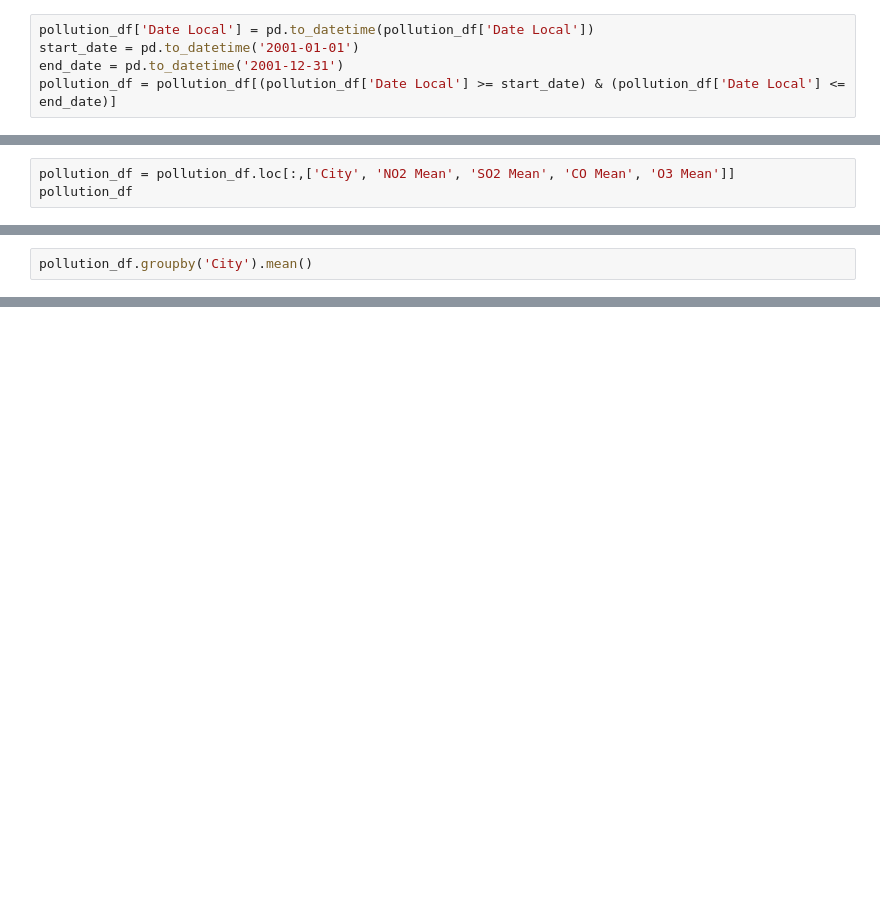
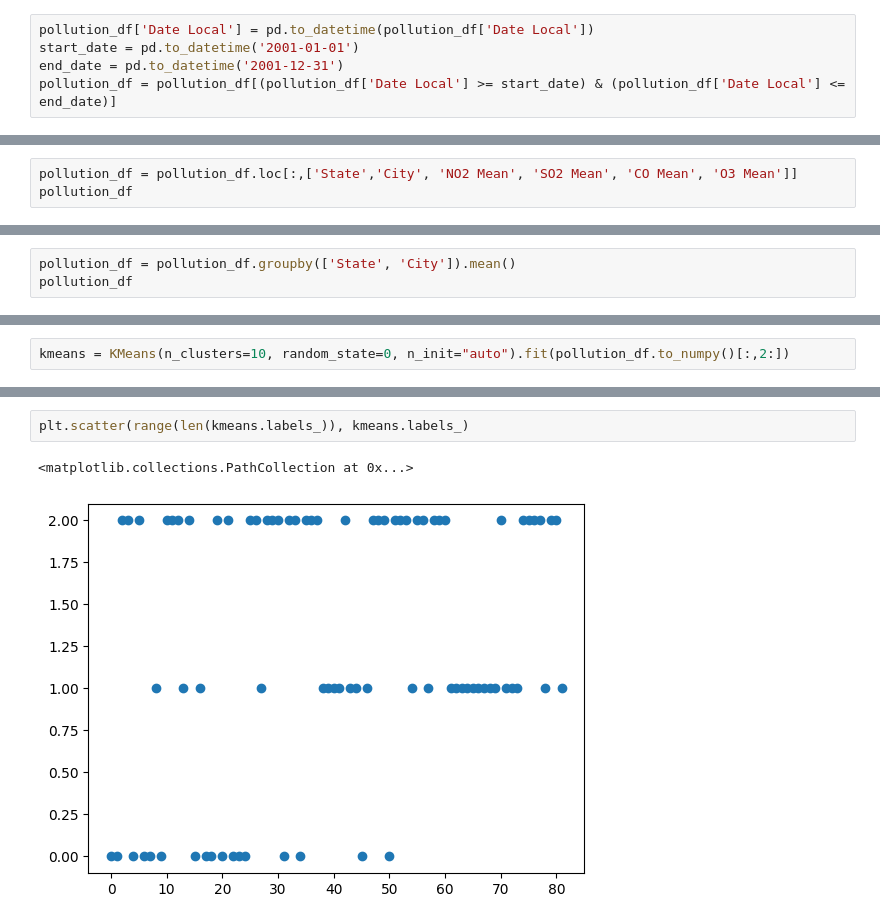
Before and after one commit to letizialanza01/Project_US_Pollution, a Jupyter notebook: Project_US_Pollution.ipynb, the cells around one changed output, grey strips where cells are left out. Cells and saved outputs as stored; diff of their text form; blank space fills up the shorter version.

Commit message:
trying clustering

```diff
--- a/Project_US_Pollution.ipynb
+++ b/Project_US_Pollution.ipynb
@@ -1460,3 +1547,3 @@ pollution_df.groupby('City').first()
 # %%
-pollution_df = pollution_df.loc[:,['City', 'NO2 Mean', 'SO2 Mean', 'CO Mean', 'O3 Mean']]
+pollution_df = pollution_df.loc[:,['State','City', 'NO2 Mean', 'SO2 Mean', 'CO Mean', 'O3 Mean']]
 pollution_df
@@ -1463,2 +1564,3 @@ pollution_df
 # %%
-pollution_df.groupby('City').mean()
+pollution_df = pollution_df.groupby(['State', 'City']).mean()
+pollution_df
@@ -1464,0 +1582,2 @@ pollution_df.groupby('City').mean()
+# %%
+kmeans = KMeans(n_clusters=10, random_state=0, n_init="auto").fit(pollution_df.to_numpy()[:,2:])
@@ -1464,0 +1653,5 @@ pollution_df.groupby('City').mean()
+# %%
+plt.scatter(range(len(kmeans.labels_)), kmeans.labels_)
+# %% [output]
+<matplotlib.collections.PathCollection at 0x...>
+[figure, added]
```
Also changed, not shown: parts of 24 cells of this notebook.
